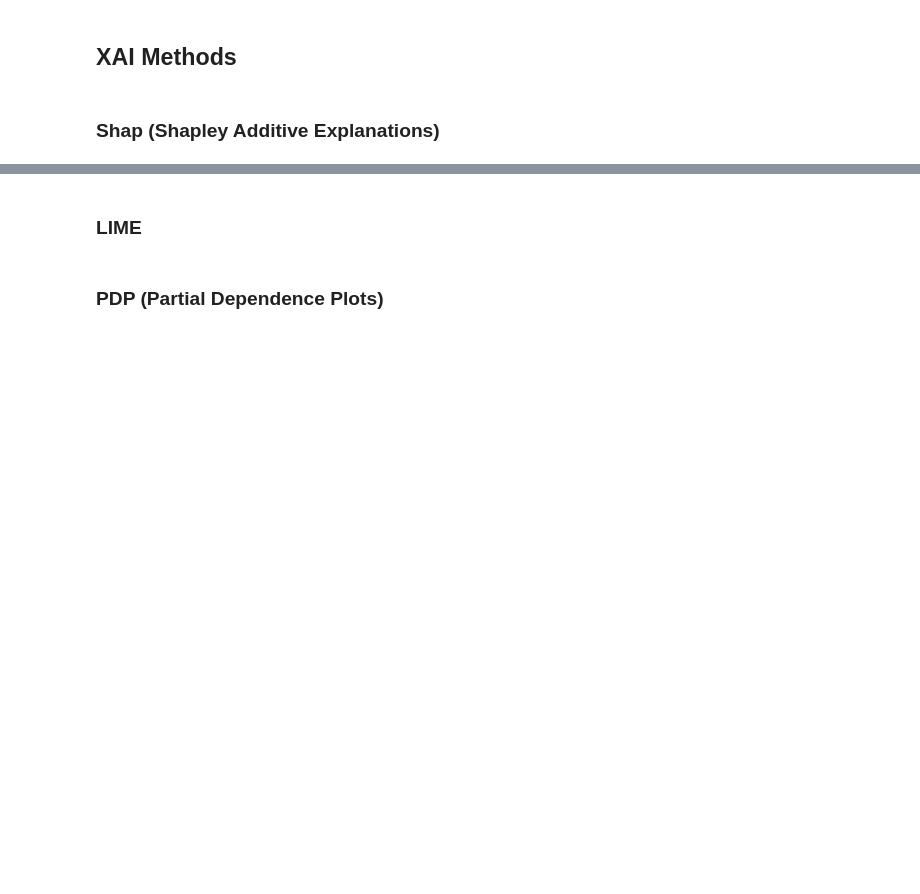
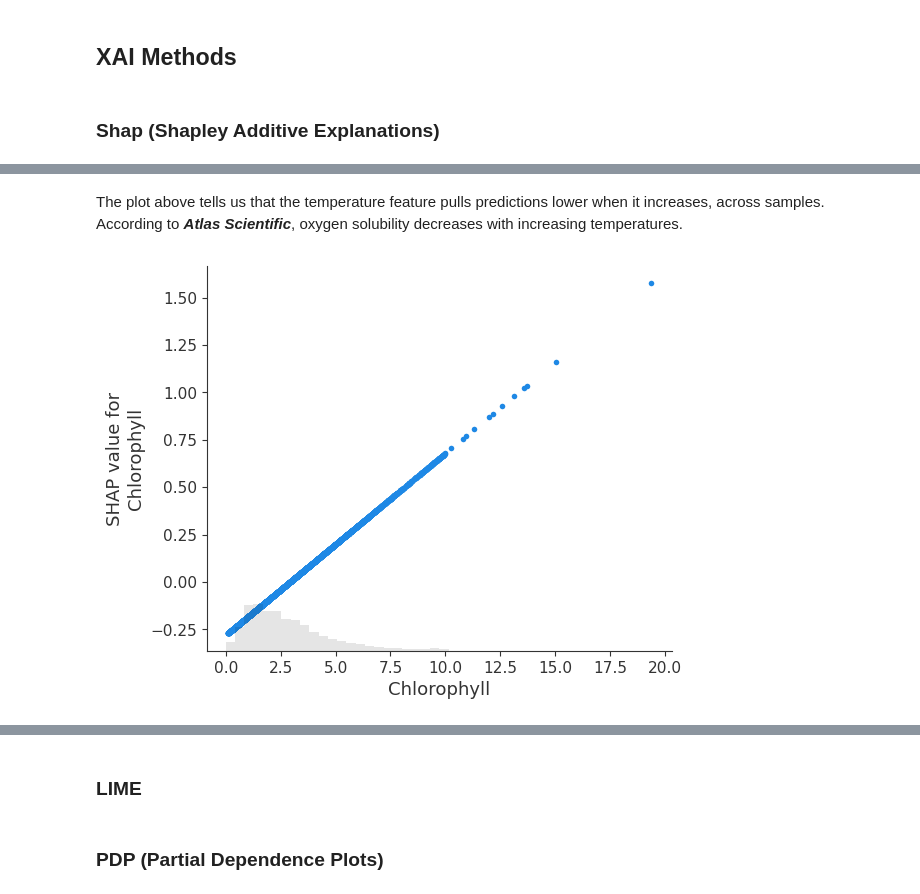
Before and after one commit to Deppi15/INFO381, a Jupyter notebook: notebooks/notebook.ipynb, the cells around one changed output, grey strips where cells are left out. Drawn from its saved outputs; the diff is of its cells as text; code cells hidden in the pictures; blank space fills up the shorter version.

```diff
--- a/notebooks/notebook.ipynb
+++ b/notebooks/notebook.ipynb
@@ -500,0 +540,7 @@ shap_global_plot(shap_values_rfr)
+# %% [markdown]
+The plot above tells us that the temperature feature pulls predictions lower when it increases, across samples. According to ***Atlas Scientific***, oxygen solubility decreases with increasing temperatures.
+# %%
+#Chlorophyll
+shap.plots.scatter(shap_values[:,'Chlorophyll'])
+# %% [output]
+[figure, added]
```
Also changed, not shown: parts of 39 cells of this notebook.
